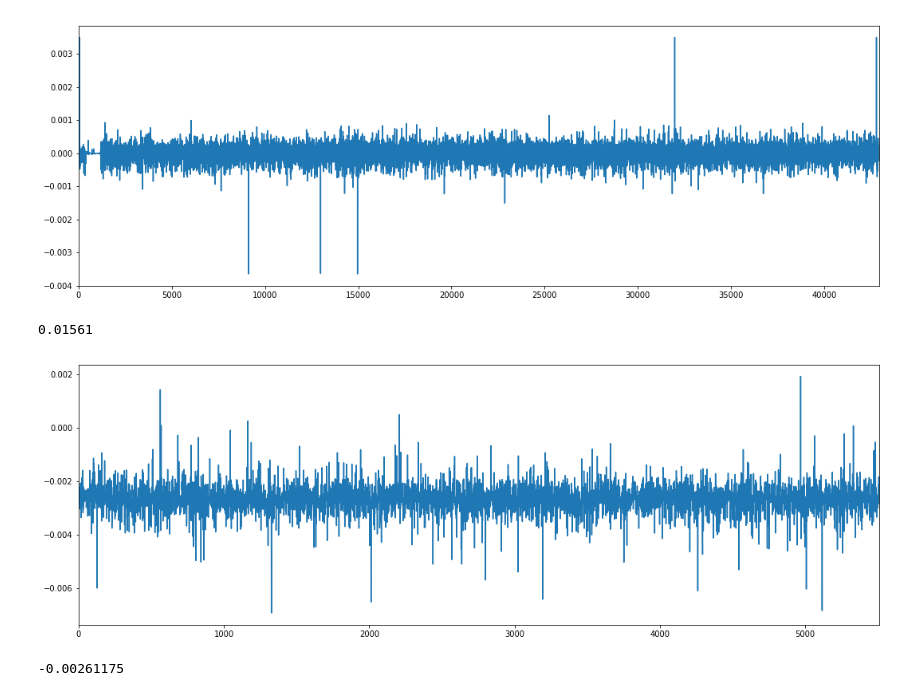
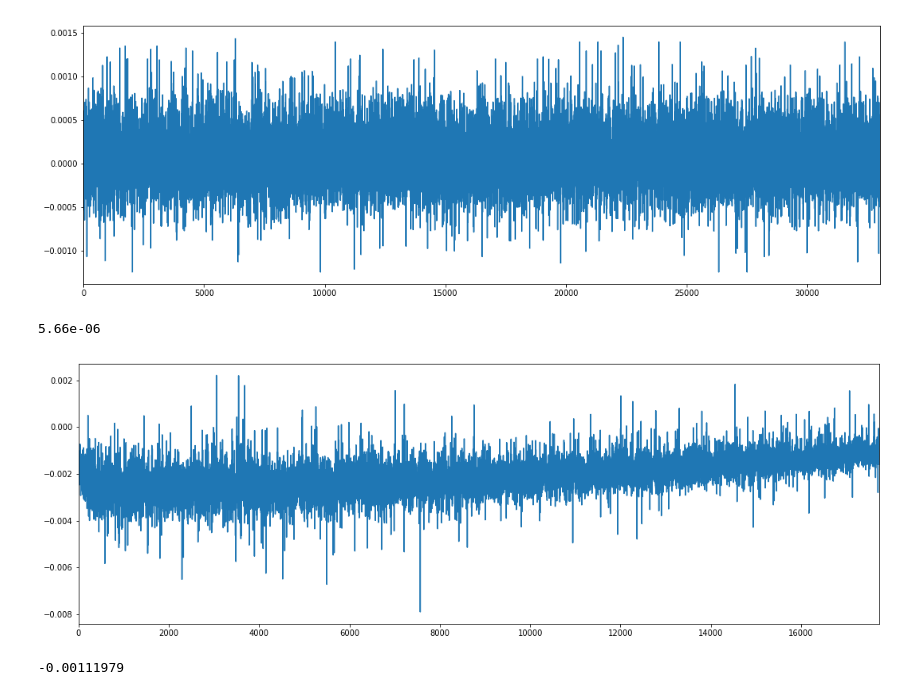
Before and after one commit to khuangaf/CryptocurrencyRL, a Jupyter notebook: ppoResult.ipynb, the cells around one changed output. Saved outputs shown, nothing was run; the diff lists cells and outputs as text; code cells hidden in the pictures.

Commit message:
unclip softmax yields better performance

```diff
--- a/ppoResult.ipynb
+++ b/ppoResult.ipynb
@@ -2,18 +2,18 @@
 import pandas as pd
 import matplotlib.pyplot as plt
 # %%
-df = pd.read_csv('logs/ppo/monitor.csv', skiprows=1)
+df = pd.read_csv('logs/ppo_train/monitor.csv', skiprows=1)
 df.r.plot(figsize=(18,6))
 plt.show()
-print df.r[-1000:].sum()
+print df.r[-100:].mean()
 # %% [output]
-[figure, old version]
+[figure, new version]
-0.01561
+5.66e-06
 # %%
-df = pd.read_csv('logs/ppo_4coins/monitor.csv', skiprows=1)
+df = pd.read_csv('logs/ppo_train_unclip/monitor.csv', skiprows=1)
 df.r.plot(figsize=(18,6))
 plt.show()
 print df.r[-100:].mean()
 # %% [output]
-[figure, old version]
+[figure, new version]
--0.00261175
+-0.00111979
```
Also changed, not shown: parts of 1 cell of this notebook, 3 other files.
